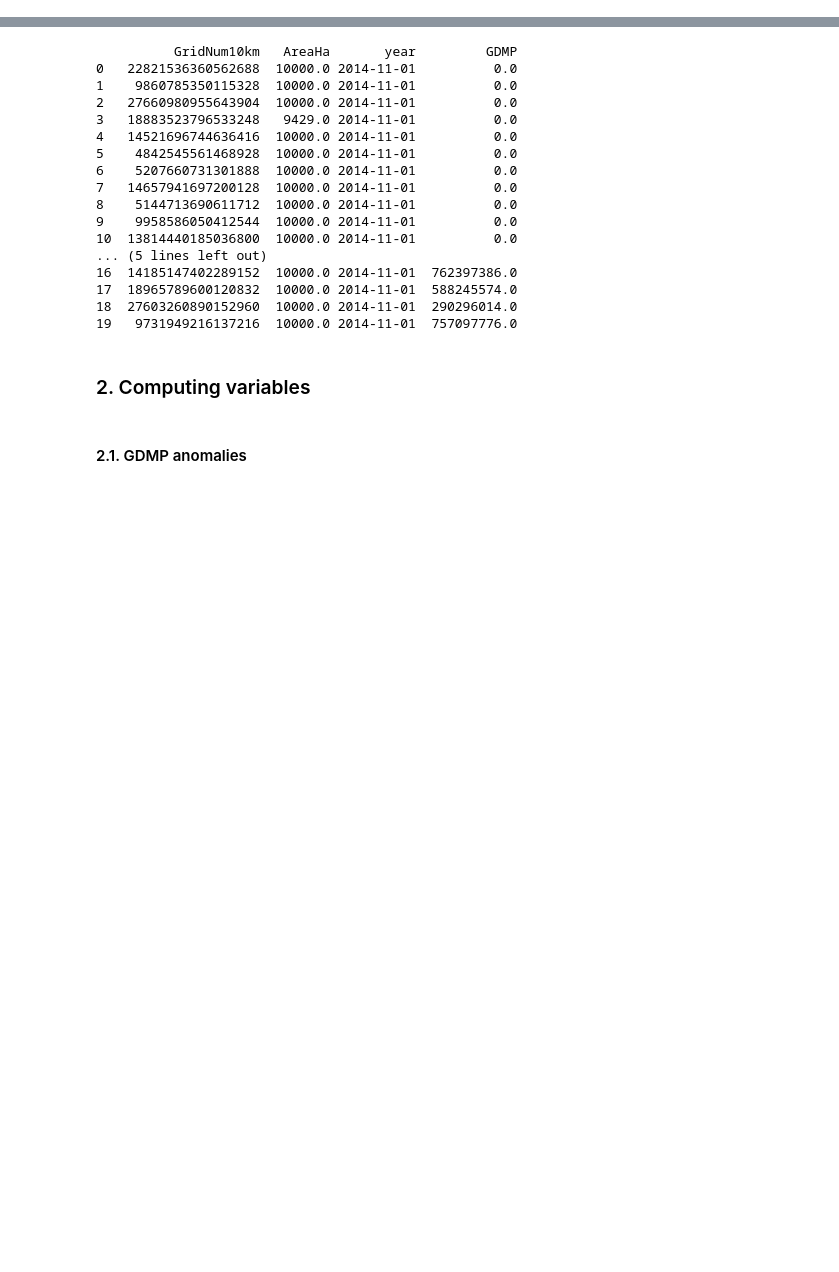
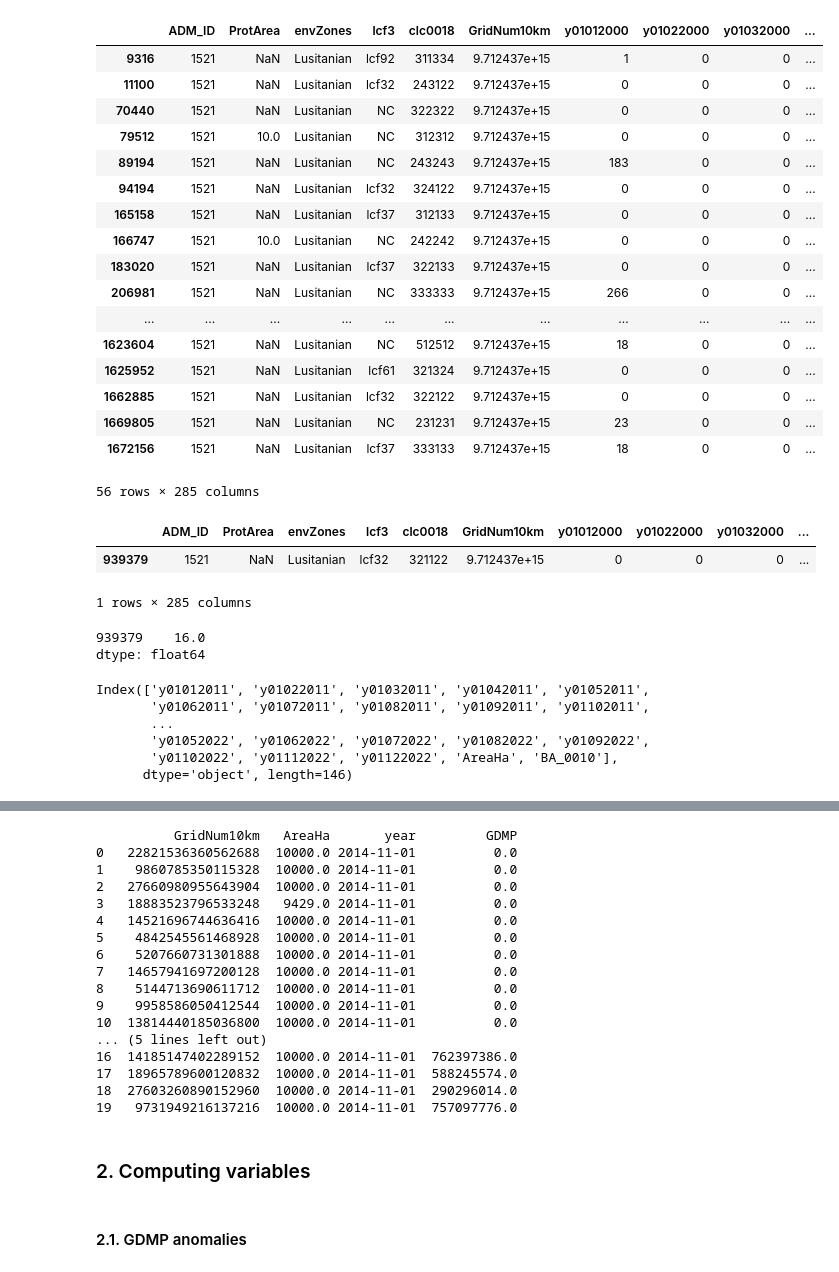
Before and after one commit to MarvinMosel/ETC_DI, a Jupyter notebook: notebooks/f01_wild_fires/wildfires_LT_indicators.ipynb, the cells around one changed output, grey strips where cells are left out. Cells and saved outputs as stored; diff of their text form; code cells hidden in the pictures; blank space fills up the shorter version.

```diff
--- a/notebooks/f01_wild_fires/wildfires_LT_indicators.ipynb
+++ b/notebooks/f01_wild_fires/wildfires_LT_indicators.ipynb
@@ -8,0 +9,18 @@ import scipy.stats as stats
+# %%
+import sqlalchemy as sa
+from sqlalchemy import create_engine, event
+from sqlalchemy.engine.url import URL
+
+## Reading WILDFIRE data - mother table:
+print ("connect to engine......")
+engine = sa.create_engine('mssql+pyodbc://' + "GREENMONKEY" + '/' + "Climate_Impact" + '?trusted_connection=yes&driver=ODBC+Driver+13+for+SQL+Server')
+
+print ("connection to greenmonkey found")
+print ("Reading wilfdire table from greenmonkey")
+query=('''
+SELECT *
+  FROM [Climate_Impact].[wild_fire].[wild_fires_20002022_v4_mother]
+''')
+
+wildfire = pd.read_sql(query, engine)
+print(wildfire.head())
@@ -83,0 +583,41 @@ Reading wilfdire table from greenmonkey
+# %%
+wildfire[(wildfire['ADM_ID']==1521) & (wildfire['GridNum10km'] == 9712437179711488) ]
+# %% [output]
+|  | ADM_ID | ProtArea | envZones | lcf3 | clc0018 | GridNum10km | y01012000 | y01022000 | y01032000 | ... |
+| 9316 | 1521 | NaN | Lusitanian | lcf92 | 311334 | 9.712437e+15 | 1 | 0 | 0 | ... |
+| 11100 | 1521 | NaN | Lusitanian | lcf32 | 243122 | 9.712437e+15 | 0 | 0 | 0 | ... |
+| 70440 | 1521 | NaN | Lusitanian | NC | 322322 | 9.712437e+15 | 0 | 0 | 0 | ... |
+| 79512 | 1521 | 10.0 | Lusitanian | NC | 312312 | 9.712437e+15 | 0 | 0 | 0 | ... |
+| 89194 | 1521 | NaN | Lusitanian | NC | 243243 | 9.712437e+15 | 183 | 0 | 0 | ... |
+| 94194 | 1521 | NaN | Lusitanian | lcf32 | 324122 | 9.712437e+15 | 0 | 0 | 0 | ... |
+| 165158 | 1521 | NaN | Lusitanian | lcf37 | 312133 | 9.712437e+15 | 0 | 0 | 0 | ... |
+| 166747 | 1521 | 10.0 | Lusitanian | NC | 242242 | 9.712437e+15 | 0 | 0 | 0 | ... |
+| 183020 | 1521 | NaN | Lusitanian | lcf37 | 322133 | 9.712437e+15 | 0 | 0 | 0 | ... |
+| 206981 | 1521 | NaN | Lusitanian | NC | 333333 | 9.712437e+15 | 266 | 0 | 0 | ... |
+| ... | ... | ... | ... | ... | ... | ... | ... | ... | ... | ... |
+| 1623604 | 1521 | NaN | Lusitanian | NC | 512512 | 9.712437e+15 | 18 | 0 | 0 | ... |
+| 1625952 | 1521 | NaN | Lusitanian | lcf61 | 321324 | 9.712437e+15 | 0 | 0 | 0 | ... |
+| 1662885 | 1521 | NaN | Lusitanian | lcf32 | 322122 | 9.712437e+15 | 0 | 0 | 0 | ... |
+| 1669805 | 1521 | NaN | Lusitanian | NC | 231231 | 9.712437e+15 | 23 | 0 | 0 | ... |
+| 1672156 | 1521 | NaN | Lusitanian | lcf37 | 333133 | 9.712437e+15 | 18 | 0 | 0 | ... |
+56 rows × 285 columns
+# %%
+wildfire[(wildfire['ADM_ID']==1521) & (wildfire['GridNum10km'] == 9712437179711488) & (wildfire['clc0018'] == '321122')]
+# %% [output]
+|  | ADM_ID | ProtArea | envZones | lcf3 | clc0018 | GridNum10km | y01012000 | y01022000 | y01032000 | ... |
+| 939379 | 1521 | NaN | Lusitanian | lcf32 | 321122 | 9.712437e+15 | 0 | 0 | 0 | ... |
+1 rows × 285 columns
+# %%
+wildfire[(wildfire['ADM_ID']==1521) & (wildfire['GridNum10km'] == 9712437179711488) & (wildfire['clc0018'] == '321122')][cols_1121].sum(axis=1)
+# %% [output]
+939379    16.0
+dtype: float64
+# %%
+cols_1121
+# %% [output]
+Index(['y01012011', 'y01022011', 'y01032011', 'y01042011', 'y01052011',
+       'y01062011', 'y01072011', 'y01082011', 'y01092011', 'y01102011',
+       ...
+       'y01052022', 'y01062022', 'y01072022', 'y01082022', 'y01092022',
+       'y01102022', 'y01112022', 'y01122022', 'AreaHa', 'BA_0010'],
+      dtype='object', length=146)
```
Also changed, not shown: parts of 101 cells of this notebook, 7 other files.
